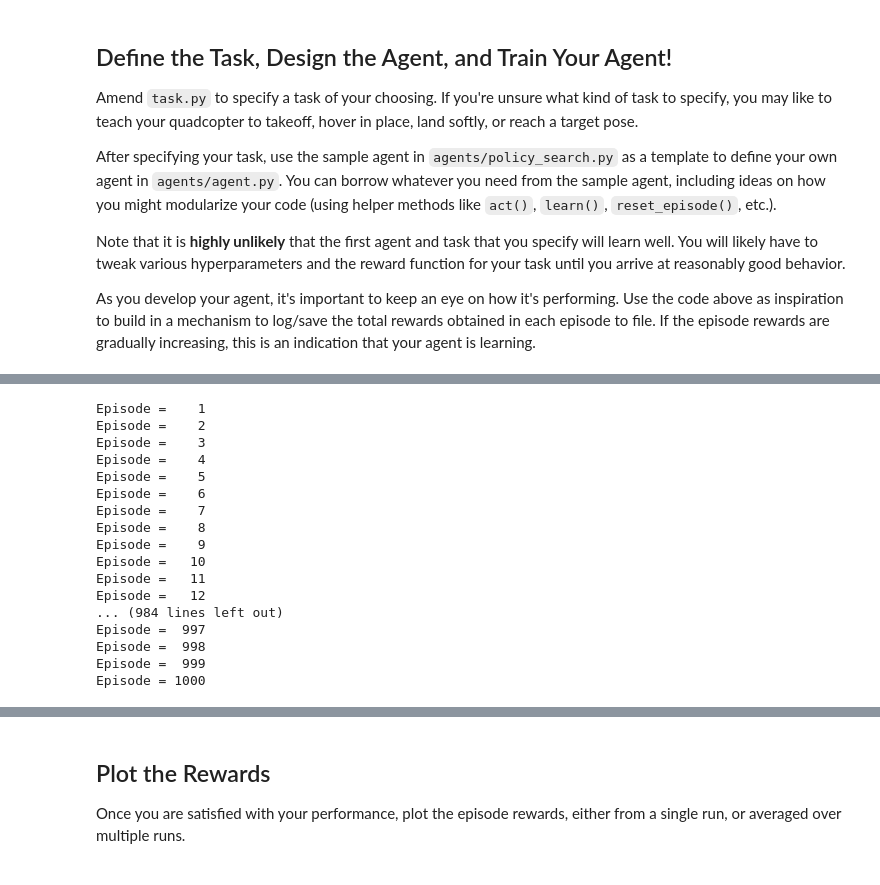
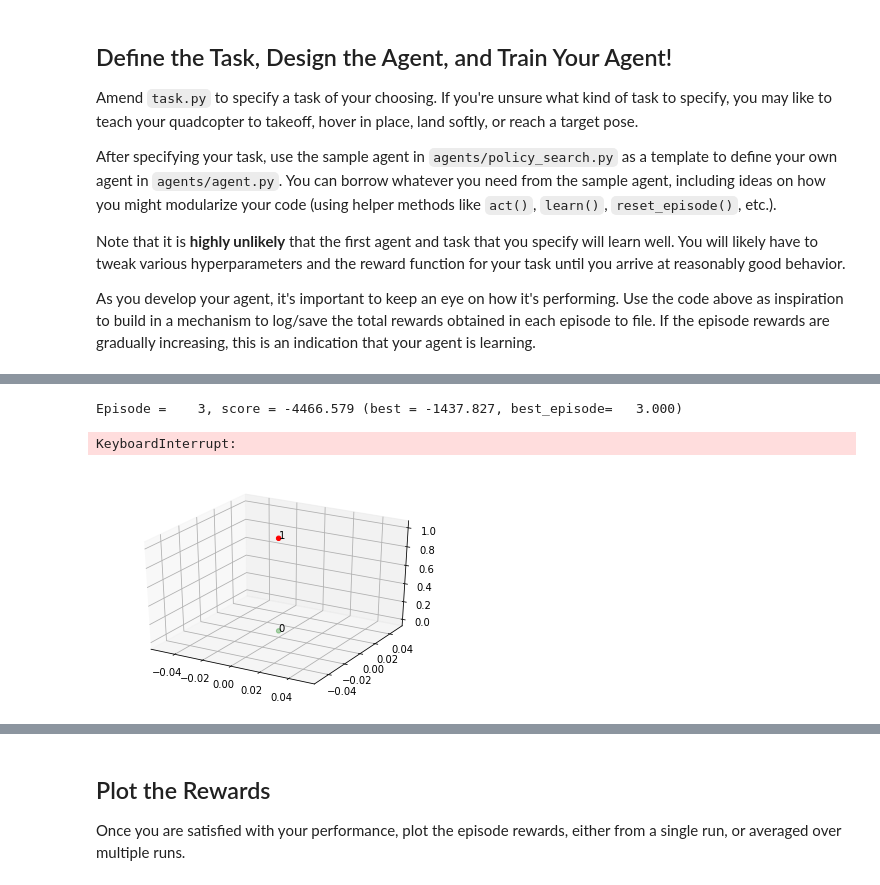
Before and after one commit to danielblignaut/ddpg-teach-a-quadcopter-to-fly, a Jupyter notebook: Quadcopter_Project.ipynb, the cells around one changed output, grey strips where cells are left out. Saved outputs shown, nothing was run; the diff lists cells and outputs as text; code cells hidden in the pictures.

```diff
--- a/Quadcopter_Project.ipynb
+++ b/Quadcopter_Project.ipynb
@@ -318,10 +356,10 @@ As you develop your agent, it's important to keep an eye on how it's performing.
 ##REFERENCE FOR MY TASK
 num_episodes = 200
 runtime = 10.
-target_pos = np.array([0,0,10.])
-init_pose = np.array([0., 0., 0., 0., 0., 0.])  # initial pose
+target_pos = np.array([0,0,15.])
+init_pose = np.array([0., 0., 5., 0., 0., 0.])  # initial pose
 
-task = Task(target_pos=target_pos, runtime=runtime, init_pose=init_pose)
+task = Task(target_pos=target_pos, runtime=runtime, init_pose)
 agent = PolicySearch_Agent(task)
 best_episode_index=0
 best_score = -np.inf
@@ -362,17 +401,0 @@ for point in checkpoints :
-# %%
-target_pos = np.array([0,0,10.])
-runtime = 20.
-init_pose = np.array([0., 0., 0., 0., 0., 0.])  # initial pose
-task = Task(target_pos=target_pos, runtime=runtime,init_pose=init_pose)
-
-#add our checkpoint & data variables
-ddpg_task_data = pd.DataFrame(columns=data_labels)
-ddpg_task_checkpoints = pd.DataFrame(columns=checkpoint_labels)
-start_checkpoint =   init_pose[:3].tolist() + ['green']
-end_checkpoint =   task.get_target_pos().tolist() + ['red']
-ddpg_task_checkpoints = ddpg_task_checkpoints.append(pd.Series(start_checkpoint, index=ddpg_task_checkpoints.columns), ignore_index=True)
-ddpg_task_checkpoints = ddpg_task_checkpoints.append(pd.Series(end_checkpoint, index=ddpg_task_checkpoints.columns), ignore_index=True)
-
-#output file names
-ddpg_task_checkpoint_output = 'ddpg_task_checkpoints.txt'
-ddpg_task_data_output = 'ddpg_task_data.txt'
@@ -474,31 +455,0 @@ with open(file_output, 'w') as csvfile:
-# %%
-num_episodes = 100
-for i_episode in range(1, num_episodes+1):
-    state = agent.reset_episode() # start a new episode
-    while True:
-        action = agent.act(state)
-        next_state, reward, done = task.step(action)
-        agent.step(action, reward, next_state, done)
-        state = next_state
-        if done:
-            print("\rEpisode = {:4d}".format(i_episode, end=""))  # [debug]
-            break
-    sys.stdout.flush()
-# %% [output]
-Episode =    1
-Episode =    2
-Episode =    3
-Episode =    4
-Episode =    5
-Episode =    6
-Episode =    7
-Episode =    8
-Episode =    9
-Episode =   10
-Episode =   11
-Episode =   12
-... (984 lines left out)
-Episode =  997
-Episode =  998
-Episode =  999
-Episode = 1000
@@ -520,0 +456,15 @@ with open(file_output, 'w') as csvfile:
+# %%
+from agents.agent import DDPG
+
+target_pos = np.array([0,0,1.])
+init_pose = np.array([0., 0., 0., 0., 0., 0.])  # initial pose
+runtime = 10.
+task = Task(target_pos=target_pos, runtime=runtime,init_pose=init_pose)
+
+agent = DDPG(task)
+
+ddpg_pipeline(task, agent)
+# %% [output]
+Episode =    3, score = -4466.579 (best = -1437.827, best_episode=   3.000)
+KeyboardInterrupt:
+[figure, added]
```
Also changed, not shown: parts of 20 cells of this notebook, 9 other files.
